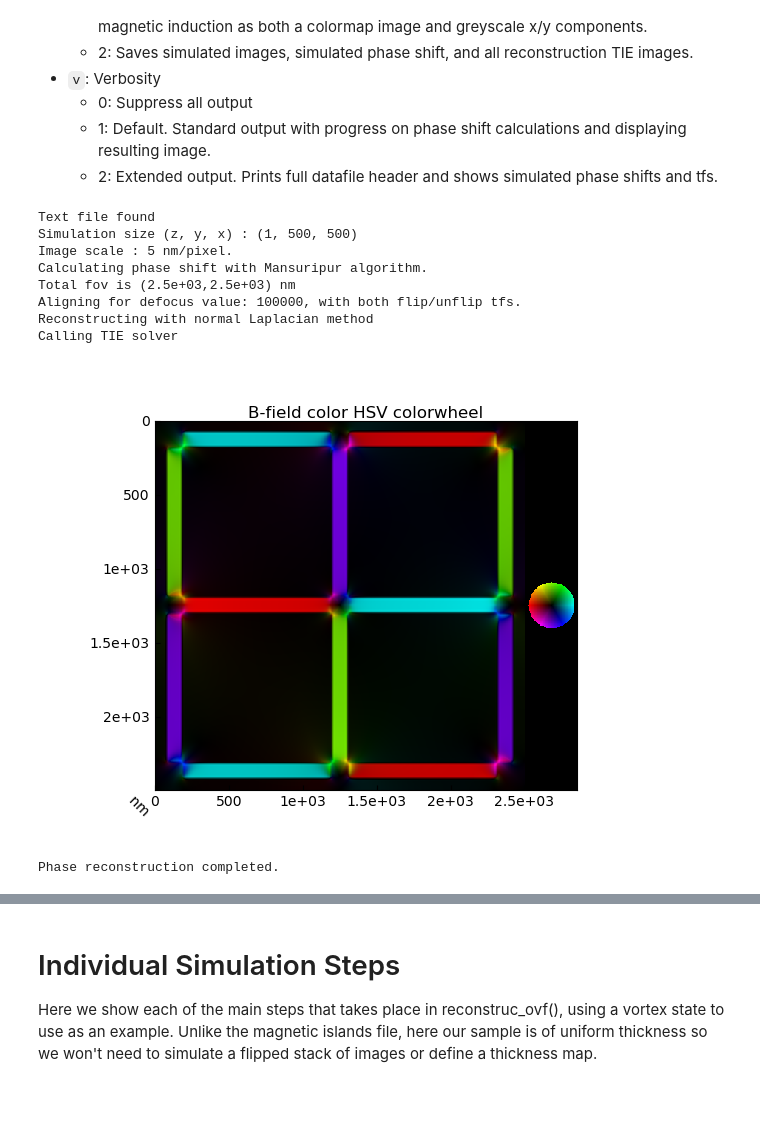
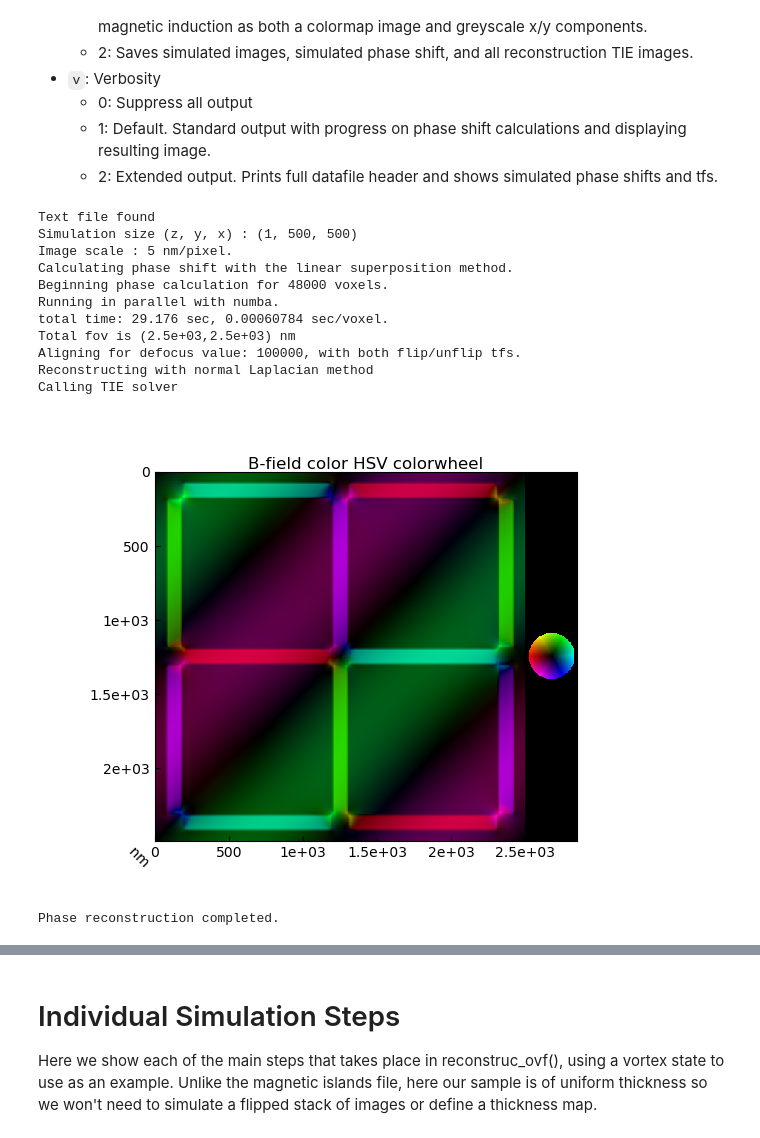
Before and after one commit to PyLorentz/PyLorentz, a Jupyter notebook: Examples/SIM_template.ipynb, the cells around one changed output, grey strips where cells are left out. Drawn from its saved outputs; the diff is of its cells as text; code cells hidden in the pictures; blank space fills up the shorter version.

Commit message:
working on SIMLTEM but reconstruction having problems

```diff
--- a/Examples/SIM_template.ipynb
+++ b/Examples/SIM_template.ipynb
@@ -128,22 +132,25 @@ Finally there are some parameters that control the outputs given.
 # %%
 savename = 'Example_islands'
-method = "mans" # use mansuripur algorithm if no sample tilt
+method = "linsup" # use mansuripur algorithm if no sample tilt
 save=0
 v=1
 
-results = reconstruct_ovf(file=file, save=save, savename=savename, v=v,
+results, ptie = reconstruct_ovf(file=file, save=save, savename=savename, v=v,
                           flip=flip, pscope=pscope, defval=defval, theta_x=theta_x,
                           theta_y=theta_y, add_random=add_random, thk_map=thk_map,
                           B0=B0, sample_V0=sample_V0, sample_xip0=sample_xip0,
                           mem_thk=mem_thk, mem_xip0=mem_xip0, method=method)
 # %% [output]
 Text file found
 Simulation size (z, y, x) : (1, 500, 500)
 Image scale : 5 nm/pixel.
-Calculating phase shift with Mansuripur algorithm.
+Calculating phase shift with the linear superposition method.
+Beginning phase calculation for 48000 voxels.
+Running in parallel with numba.
+total time: 29.176 sec, 0.00060784 sec/voxel.
 Total fov is (2.5e+03,2.5e+03) nm
 Aligning for defocus value: 100000, with both flip/unflip tfs.
 Reconstructing with normal Laplacian method
 Calling TIE solver
-[figure, old version]
+[figure, new version]
 Phase reconstruction completed.
```
Also changed, not shown: parts of 11 cells of this notebook, 3 other files.
